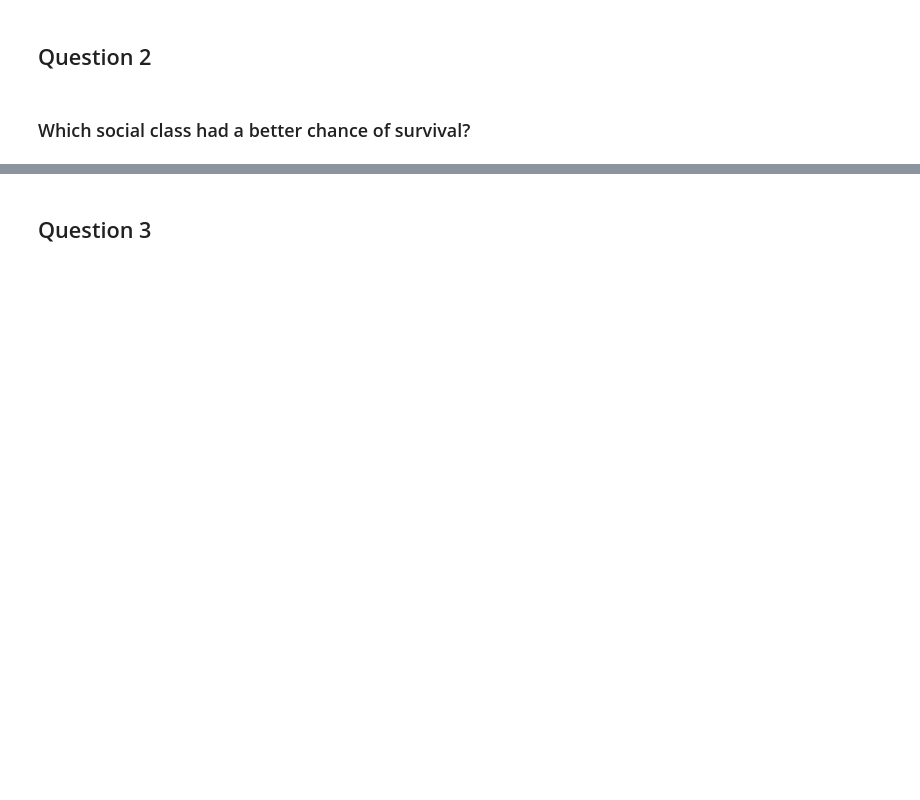
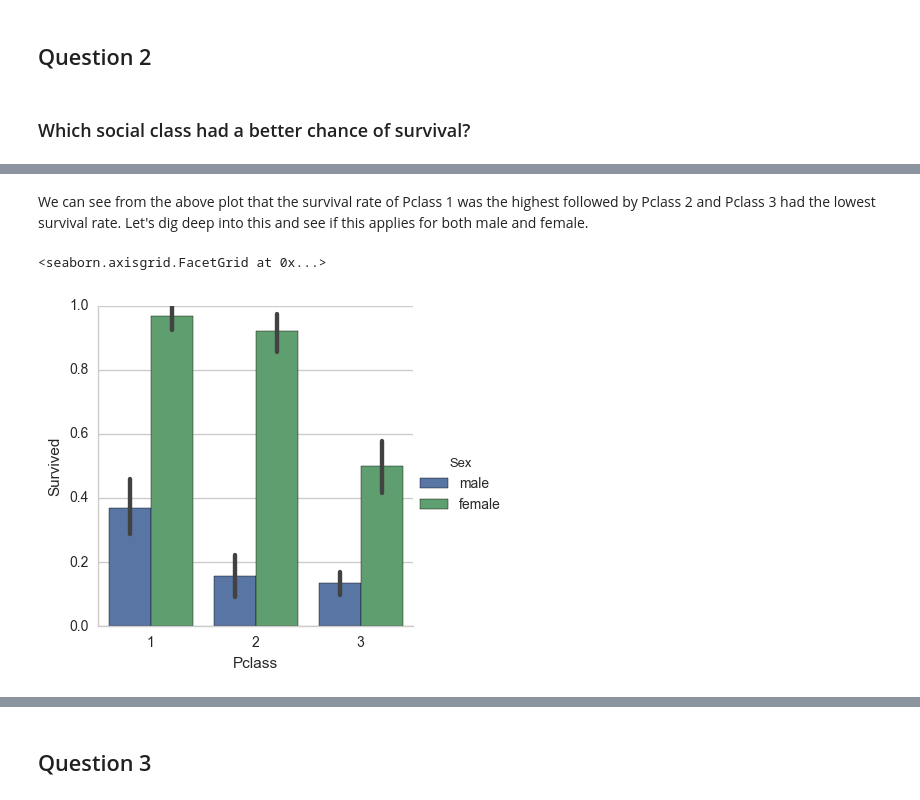
Before and after one commit to ishashankverma/DAND_Titanic_Analysis, a Jupyter notebook: Titanic_Data_Analysis.ipynb, the cells around one changed output, grey strips where cells are left out. Cells and saved outputs as stored; diff of their text form; code cells hidden in the pictures; blank space fills up the shorter version.

```diff
--- a/Titanic_Data_Analysis.ipynb
+++ b/Titanic_Data_Analysis.ipynb
@@ -161,0 +219,7 @@ memory usage: 34.9+ KB
+# %% [markdown]
+We can see from the above plot that the survival rate of Pclass 1 was the highest followed by Pclass 2 and Pclass 3 had the lowest survival rate. Let's dig deep into this and see if this applies for both male and female.
+# %%
+sns.factorplot('Pclass','Survived', hue = 'Sex', data = titanic_df, kind = 'bar')
+# %% [output]
+<seaborn.axisgrid.FacetGrid at 0x...>
+[figure, added]
```
Also changed, not shown: parts of 24 cells of this notebook.
